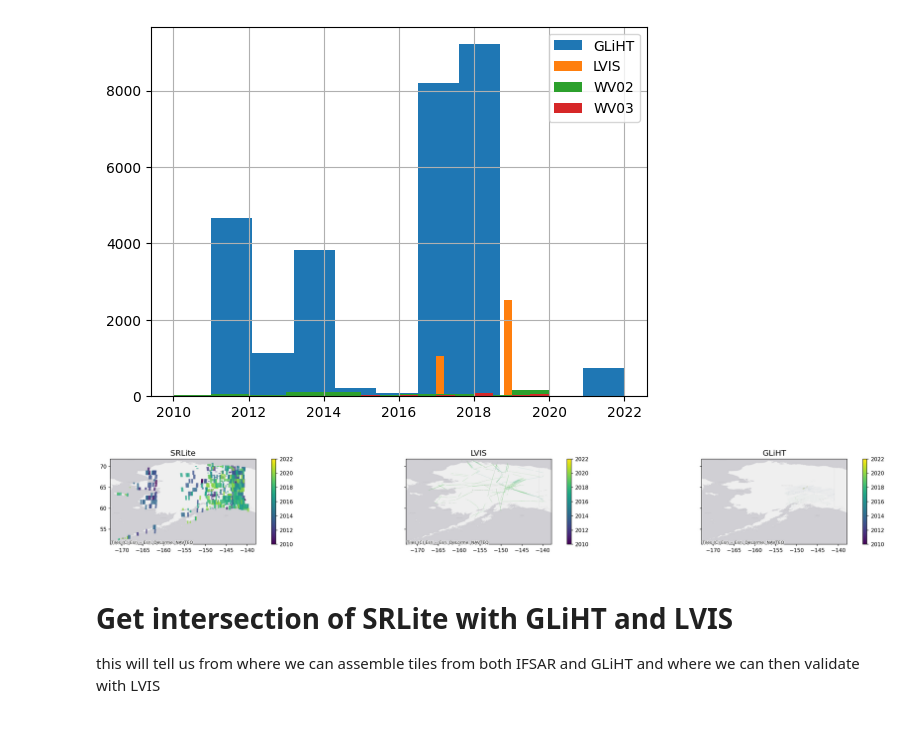
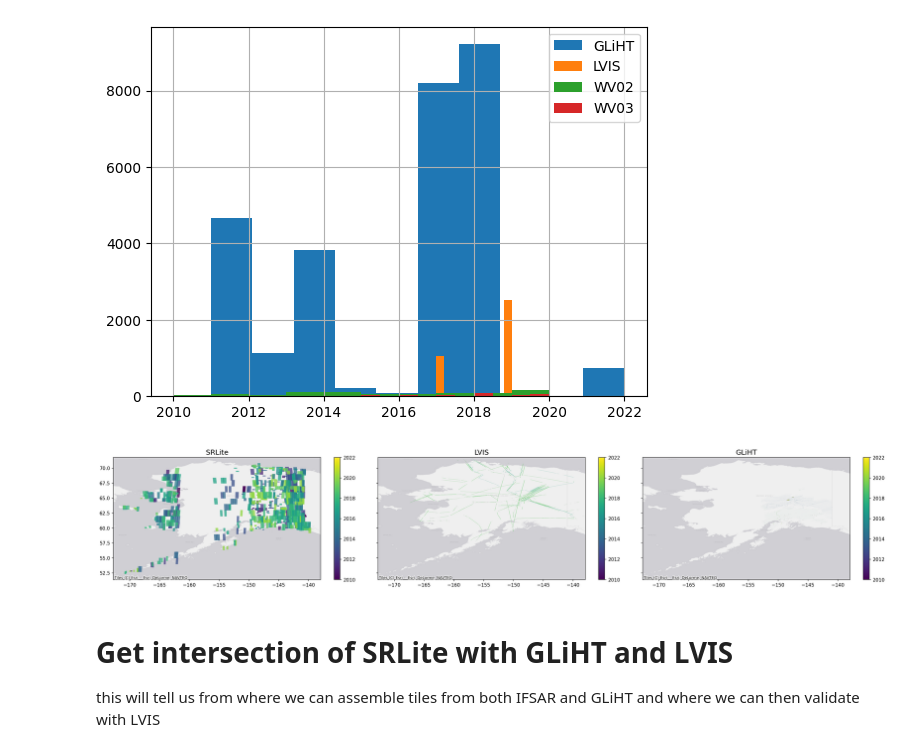
Before and after one commit to pahbs/geoscitools, a Jupyter notebook: above_shrubs_model_plan.ipynb, the cells around one changed output. Saved outputs shown, nothing was run; the diff lists cells and outputs as text; code cells hidden in the pictures.

```diff
--- a/above_shrubs_model_plan.ipynb
+++ b/above_shrubs_model_plan.ipynb
@@ -44,26 +51,28 @@ cols = ['year', 'sensor']
 ax = pd.concat([foot_gliht[cols], foot_lvis[cols], foot_srlite[cols]]).groupby('sensor').year.hist(legend=True)
 # %% [output]
 [figure]
+# %%
+foot_list = list(reversed([foot_gliht, foot_lvis, foot_srlite]))
 # %%
 import importlib
 importlib.reload(footprintlib)
 
-fig, axa = plt.subplots(nrows=1, ncols=3, sharex=True, sharey=True, dpi=150, figsize=(24,3))
+fig, axa = plt.subplots(nrows=1, ncols=3, sharex=True, sharey=True, dpi=150, figsize=(24,4))
 
 type_name_list  = list(reversed(['GLiHT', 'LVIS', 'SRLite']))
 
 for n, ax in enumerate(axa.ravel()):
     # This makes leftover axes empty and doesnt return an error
     if n >= len(foot_list):
         ax.axis('off')
         pass
     else:
         ax.set_title(type_name_list[n], fontsize=15)
         ax = footprintlib.MAP_FOOTPRINTS(foot_list[n].cx[-171:-140,50:75], 'year', ax=ax, CMAP='viridis', CAT=False, VMIN=2010, VMAX=2022)
 
 plt.tight_layout()
 # %% [output]
-[figure, old version]
+[figure, new version]
 # %% [markdown]
 # Get intersection of SRLite with GLiHT and LVIS
 this will tell us from where we can assemble tiles from both IFSAR and GLiHT and where we can then validate with LVIS
```
Also changed, not shown: parts of 8 cells of this notebook.
